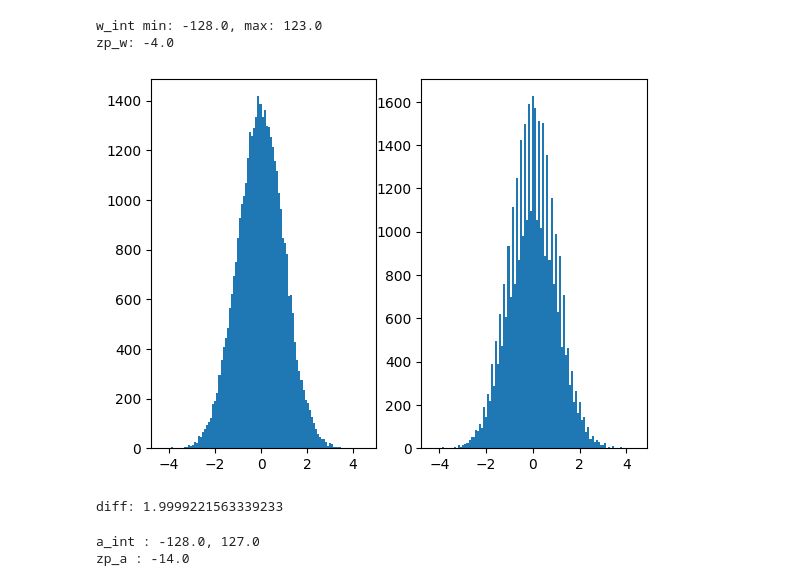
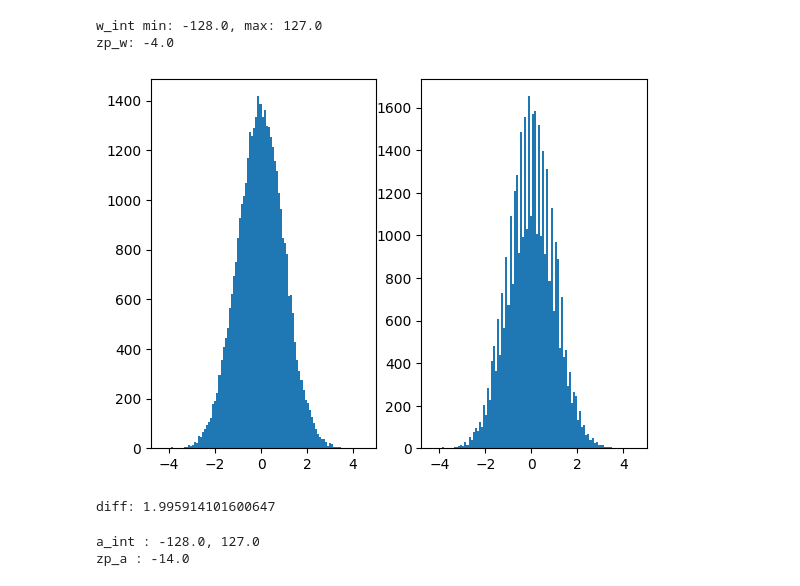
Before and after one commit to jiho264/myQuantTF, a Jupyter notebook: prac/int_asym_mm.ipynb, the cells around one changed output. Saved outputs shown, nothing was run; the diff lists cells and outputs as text; code cells hidden in the pictures.

```diff
--- a/prac/int_asym_mm.ipynb
+++ b/prac/int_asym_mm.ipynb
@@ -3,38 +3,40 @@
 asymmetric quantization
 
 
 y = w * a + b
 
 s_y, s_w, s_a
 """
 import torch
 import matplotlib.pyplot as plt
 
 torch.random.manual_seed(0)
 
 w_fp = torch.randn(197, 197)
 
 
 s_w = (w_fp.max() - w_fp.min()) / 255
-zp_w = -(w_fp.min() / s_w).round() -128
+zp_w = -(w_fp.min() / s_w).round() - 128
 
-w_int = torch.clamp(torch.round(w_fp / s_w), -128, 127) + zp_w
+w_int = (
+    torch.clamp((w_fp / s_w).round() + zp_w, -128, 127).to(torch.int8).to(torch.float32)
+)
 
 print(f"w_int min: {w_int.min()}, max: {w_int.max()}")
 print(f"zp_w: {zp_w}")
 w_hat = (w_int - zp_w) * s_w
 
 
 fig, ax = plt.subplots(1, 2)
 ax[0].hist(w_fp.flatten().numpy(), bins=100)
 ax[1].hist(w_hat.flatten().numpy(), bins=100)
 plt.show()
 print(f"diff: {torch.norm(w_fp - w_hat)}")
 # %% [output]
-w_int min: -128.0, max: 123.0
+w_int min: -128.0, max: 127.0
 zp_w: -4.0
-[figure, old version]
+[figure, new version]
-diff: 1.9999221563339233
+diff: 1.995914101600647
 # %%
 a_fp = torch.randn(197, 197) + 0.3
 
```
Also changed, not shown: parts of 4 cells of this notebook, 1 other file.
